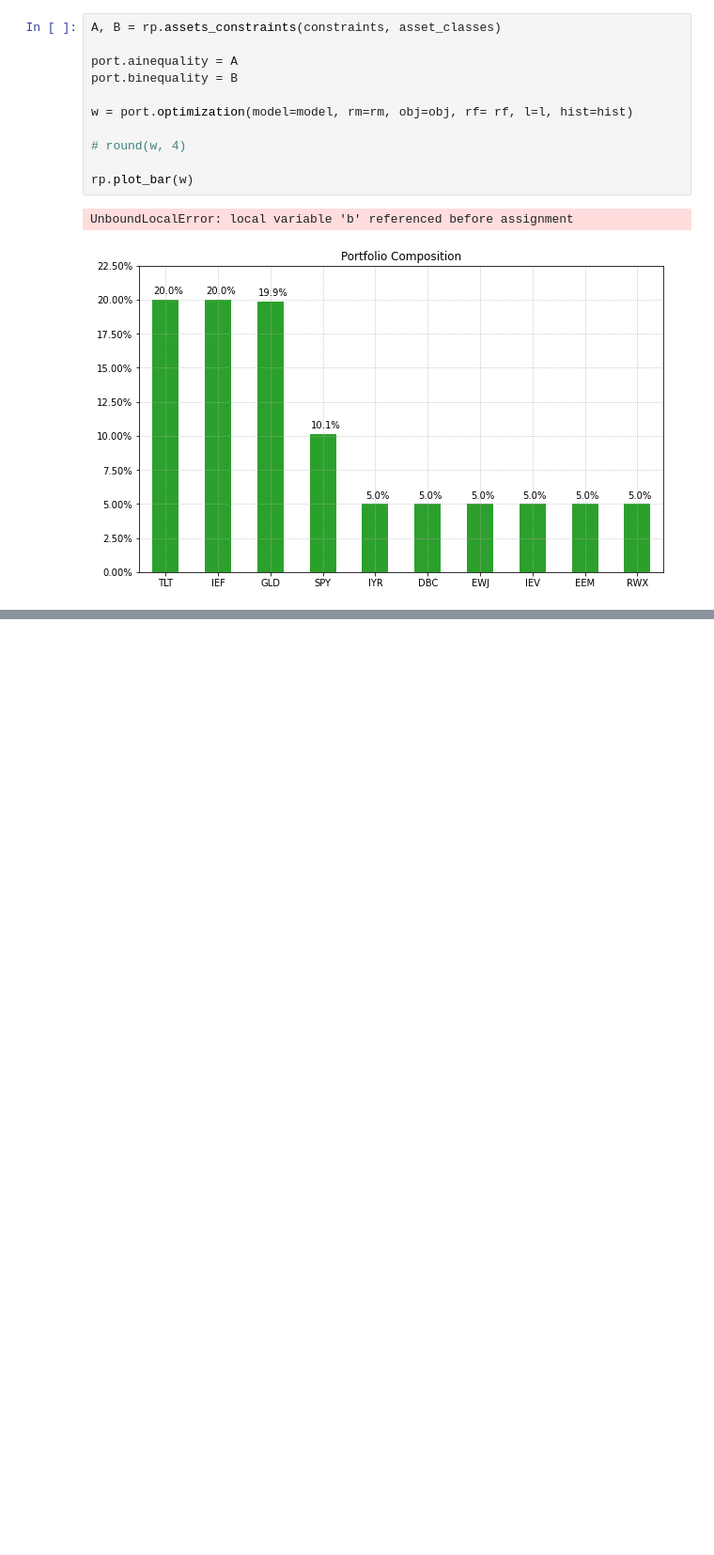
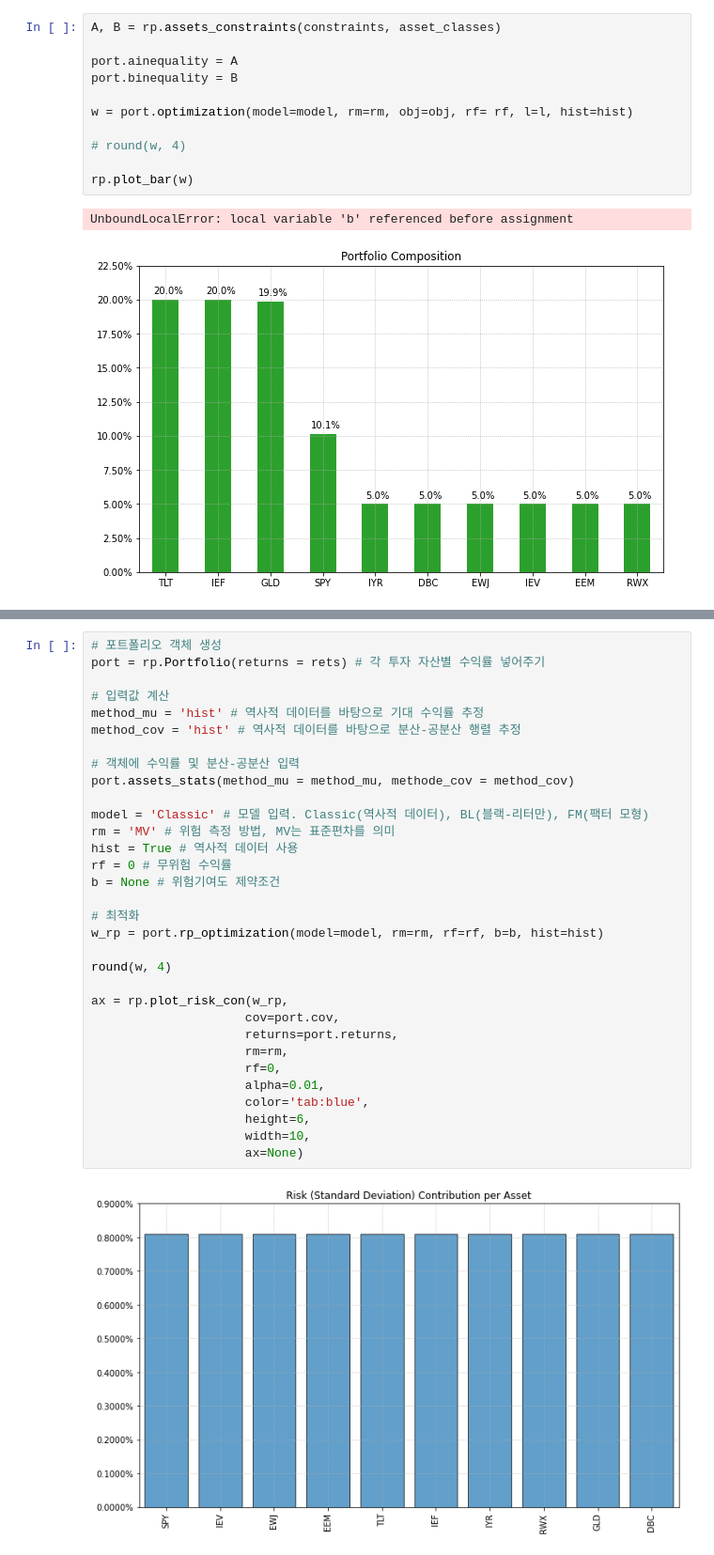
Before and after one commit to Leon-real/Finance-Quant-Study, a Jupyter notebook: HowToInvest/OptimizationPortfolio.ipynb, the cells around one changed output, grey strips where cells are left out. Shown: that part at 94% size. Cells and saved outputs as stored; diff of their text form; blank space fills up the shorter version.

Commit message:
Risk Parity Protfolio

```diff
--- a/HowToInvest/OptimizationPortfolio.ipynb
+++ b/HowToInvest/OptimizationPortfolio.ipynb
@@ -192,0 +199,34 @@ UnboundLocalError: local variable 'b' referenced before assignment
+# %%
+# 포트폴리오 객체 생성
+port = rp.Portfolio(returns = rets) # 각 투자 자산별 수익률 넣어주기
+
+# 입력값 계산
+method_mu = 'hist' # 역사적 데이터를 바탕으로 기대 수익률 추정
+method_cov = 'hist' # 역사적 데이터를 바탕으로 분산-공분산 행렬 추정
+
+# 객체에 수익률 및 분산-공분산 입력
+port.assets_stats(method_mu = method_mu, methode_cov = method_cov)
+
+model = 'Classic' # 모델 입력. Classic(역사적 데이터), BL(블랙-리터만), FM(팩터 모형)
+rm = 'MV' # 위험 측정 방법, MV는 표준편차를 의미
+hist = True # 역사적 데이터 사용
+rf = 0 # 무위험 수익률
+b = None # 위험기여도 제약조건
+
+# 최적화
+w_rp = port.rp_optimization(model=model, rm=rm, rf=rf, b=b, hist=hist)
+
+round(w, 4)
+
+ax = rp.plot_risk_con(w_rp,
+                     cov=port.cov,
+                     returns=port.returns,
+                     rm=rm,
+                     rf=0,
+                     alpha=0.01,
+                     color='tab:blue',
+                     height=6,
+                     width=10,
+                     ax=None)
+# %% [output]
+[figure, added]
```
Also changed, not shown: parts of 3 cells of this notebook.
